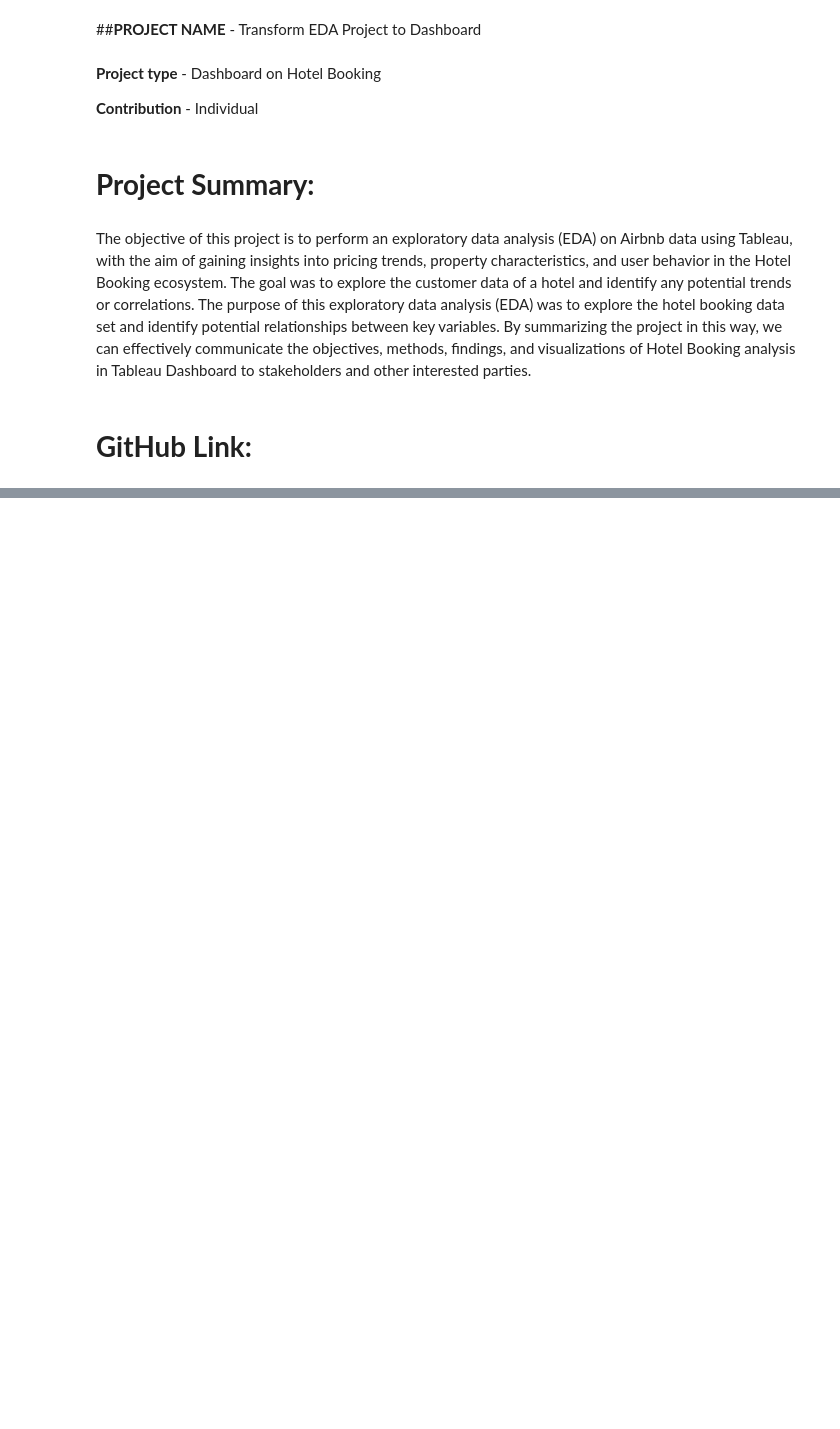
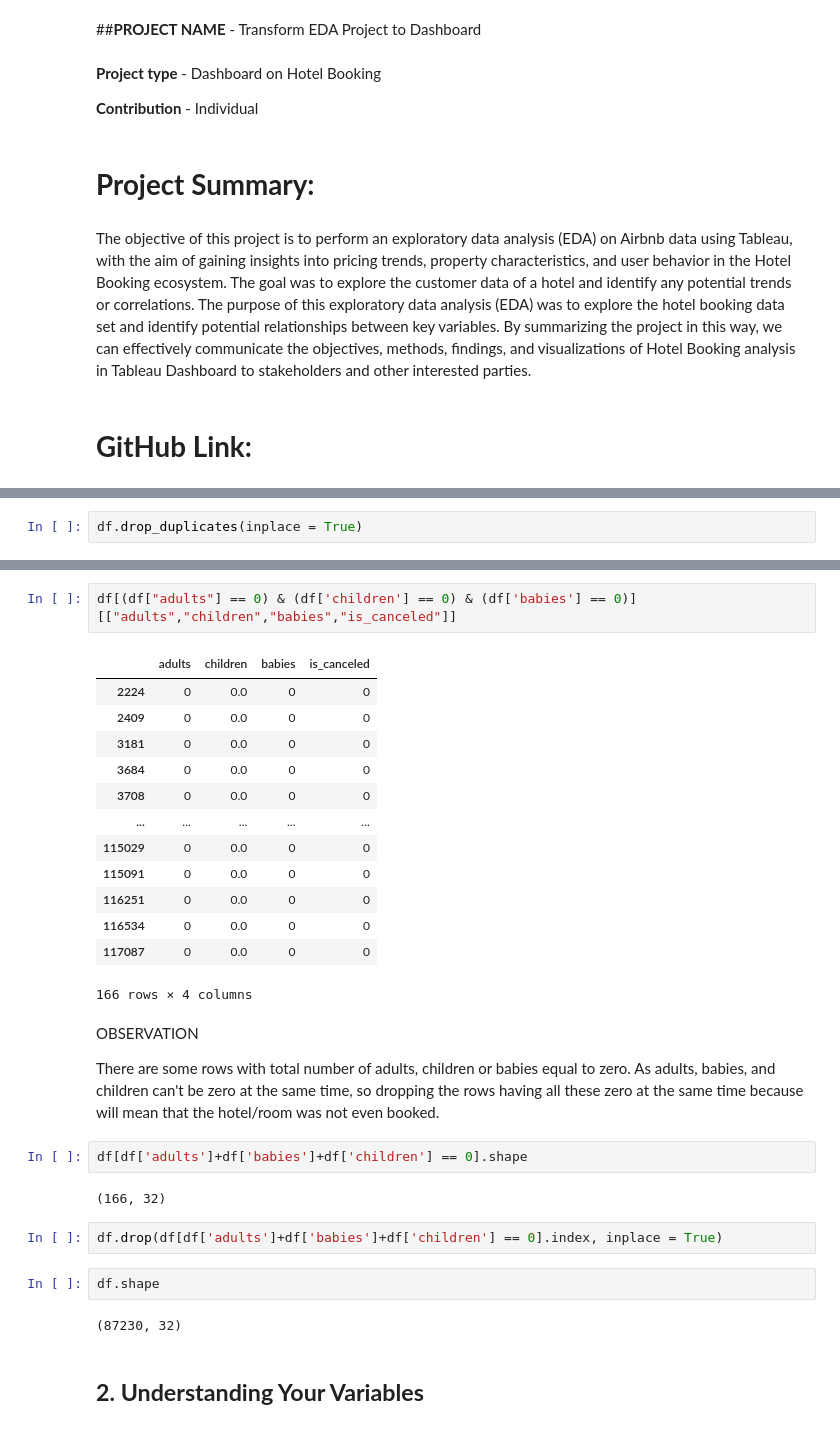
Before and after one commit to msantoshidevi/Transform-EDA-to-Dashboard-, a Jupyter notebook: Transform_EDA_to_Dashboad.ipynb, the cells around one changed output, grey strips where cells are left out. Saved outputs shown, nothing was run; the diff lists cells and outputs as text; blank space fills up the shorter version.

```diff
--- a/Transform_EDA_to_Dashboad.ipynb
+++ b/Transform_EDA_to_Dashboad.ipynb
@@ -14,0 +125,2 @@ The objective of this project is to perform an exploratory data analysis (EDA) o
+# %%
+df.drop_duplicates(inplace = True)
@@ -14,0 +251,32 @@ The objective of this project is to perform an exploratory data analysis (EDA) o
+# %%
+df[(df["adults"] == 0) & (df['children'] == 0) & (df['babies'] == 0)][["adults","children","babies","is_canceled"]]
+# %% [output]
+|  | adults | children | babies | is_canceled |
+| 2224 | 0 | 0.0 | 0 | 0 |
+| 2409 | 0 | 0.0 | 0 | 0 |
+| 3181 | 0 | 0.0 | 0 | 0 |
+| 3684 | 0 | 0.0 | 0 | 0 |
+| 3708 | 0 | 0.0 | 0 | 0 |
+| ... | ... | ... | ... | ... |
+| 115029 | 0 | 0.0 | 0 | 0 |
+| 115091 | 0 | 0.0 | 0 | 0 |
+| 116251 | 0 | 0.0 | 0 | 0 |
+| 116534 | 0 | 0.0 | 0 | 0 |
+| 117087 | 0 | 0.0 | 0 | 0 |
+166 rows × 4 columns
+# %% [markdown]
+OBSERVATION
+
+There are some rows with total number of adults, children or babies equal to zero. As adults, babies, and children can't be zero at the same time, so dropping the rows having all these zero at the same time because will mean that the hotel/room was not even booked.
+# %%
+df[df['adults']+df['babies']+df['children'] == 0].shape
+# %% [output]
+(166, 32)
+# %%
+df.drop(df[df['adults']+df['babies']+df['children'] == 0].index, inplace = True)
+# %%
+df.shape
+# %% [output]
+(87230, 32)
+# %% [markdown]
+## **2. Understanding Your Variables**
```
Also changed, not shown: parts of 113 cells of this notebook.
